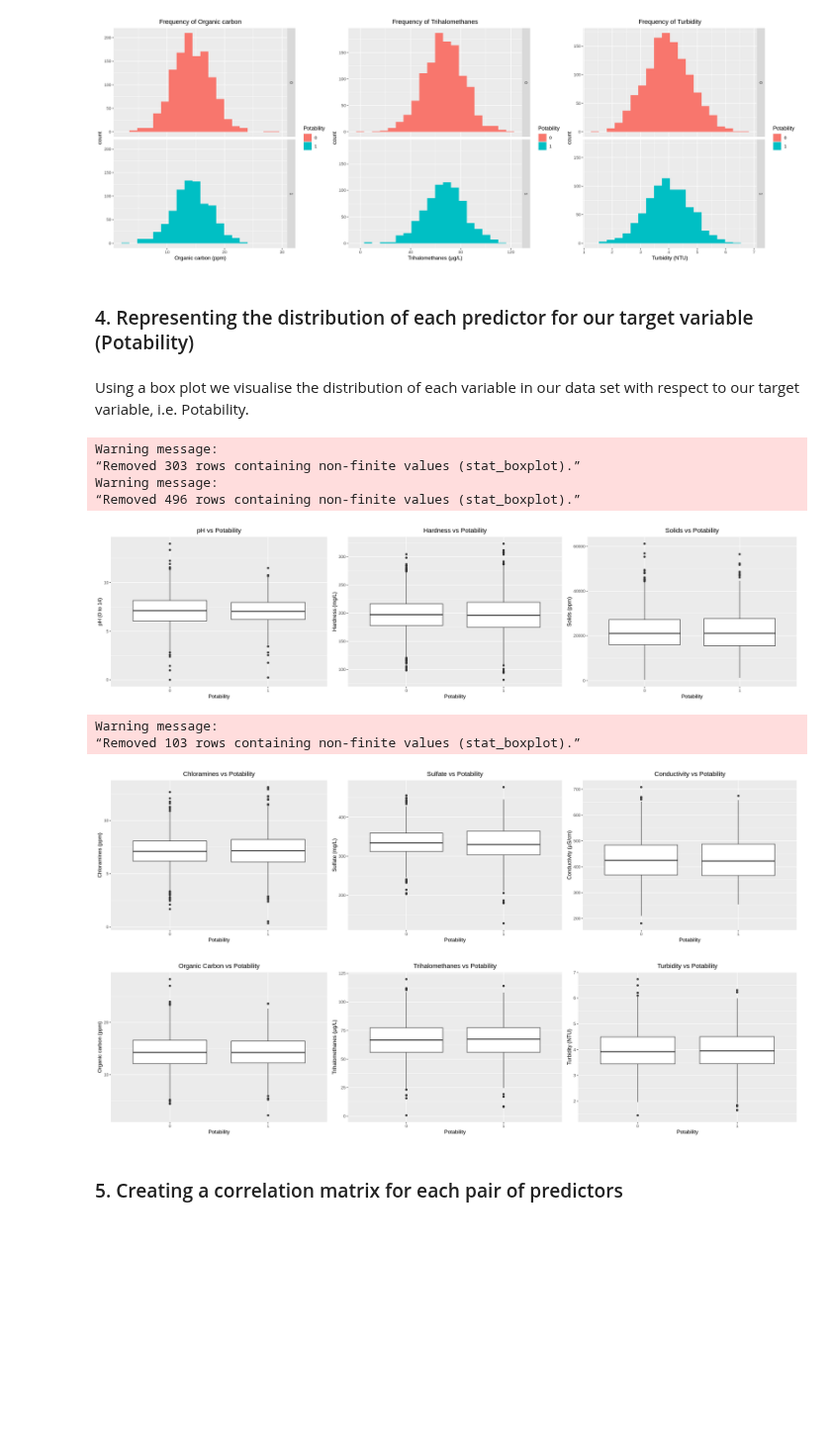
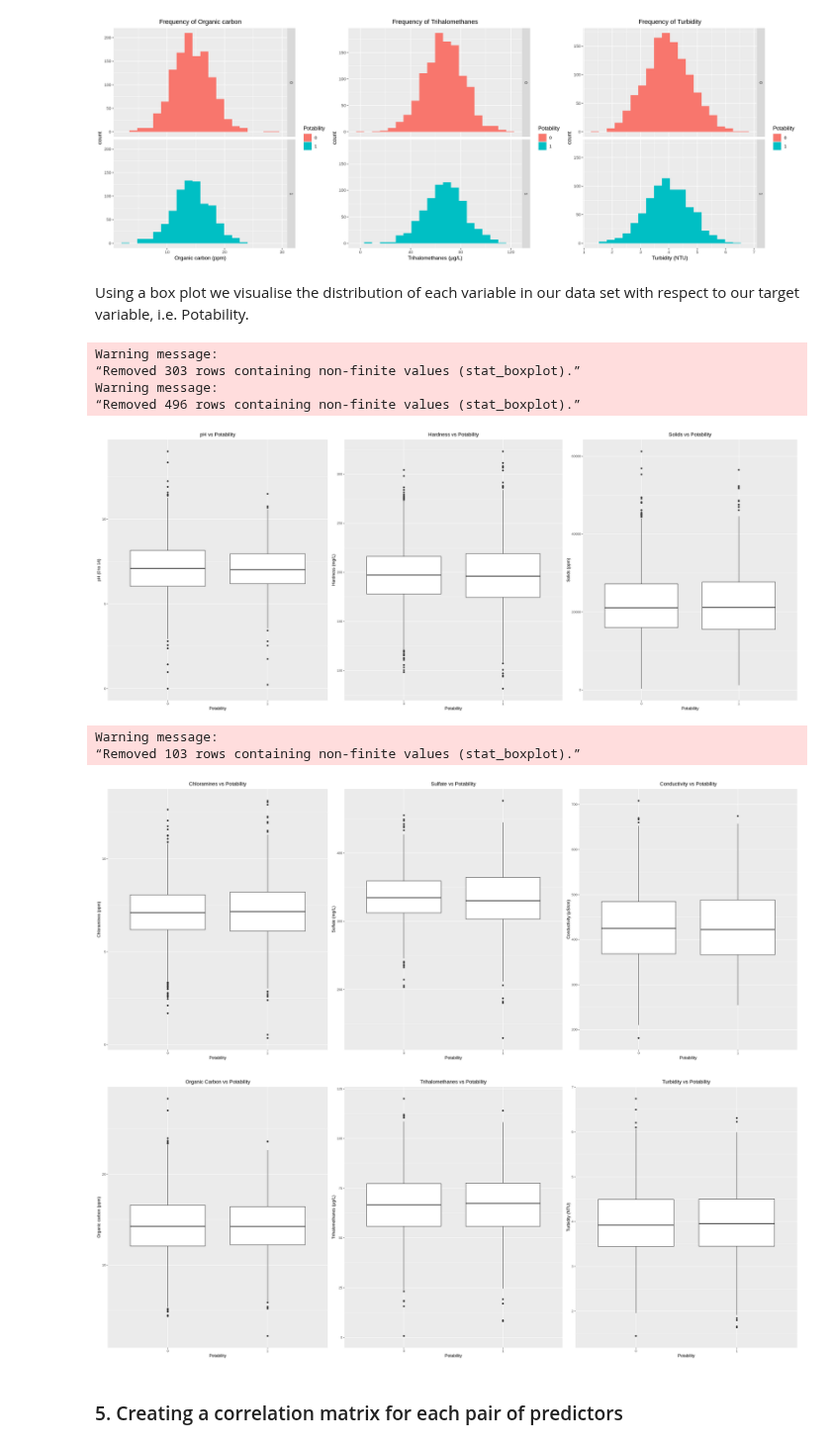
Before and after one commit to ricardoliu99/dsci100-group21, a Jupyter notebook: proposal.ipynb, the cells around one changed output. Shown at 99% size. Drawn from its saved outputs; the diff is of its cells as text; code cells hidden in the pictures; blank space fills up the shorter version.

```diff
--- a/proposal.ipynb
+++ b/proposal.ipynb
@@ -219,39 +211,39 @@ Warning message:
 “Removed 103 rows containing non-finite values (stat_bin).”
 [figure]
 [figure]
-# %% [markdown]
-### 4. Representing the distribution of each predictor for our target variable (Potability)
 # %% [markdown]
 Using a box plot we visualise the distribution of each variable in our data set with respect to our target variable, i.e. Potability.
 # %%
 boxplot_titles <- c("pH vs Potability", "Hardness vs Potability", "Solids vs Potability", "Chloramines vs Potability",
                     "Sulfate vs Potability", "Conductivity vs Potability", "Organic Carbon vs Potability",
                    "Trihalomethanes vs Potability", "Turbidity vs Potability")
-options(repr.plot.width=20, repr.plot.height=5)
+
+options(repr.plot.width = 25, repr.plot.height = 10)
+
 create_boxplot <- function(data_train, cols, units, titles, index) {
     boxplt <- ggplot(data_train, aes_string(x="Potability", y=cols[index])) +
     geom_boxplot()  +
-    labs(y=units[index]) +
+    labs(y = units[index]) +
     ggtitle(titles[index]) +
     theme(plot.title = element_text(hjust = 0.5))
     return(boxplt)
 }
 for (col in seq(1,9,by=3)) {
     boxplot1 <- create_boxplot(water_train, water_cols, cols_units, boxplot_titles, col)
     boxplot2 <- create_boxplot(water_train, water_cols, cols_units, boxplot_titles, col+1)
     boxplot3 <- create_boxplot(water_train, water_cols, cols_units, boxplot_titles, col+2)
     grid.arrange(boxplot1, boxplot2, boxplot3, ncol=3)
 }
 # %% [output]
 Warning message:
 “Removed 303 rows containing non-finite values (stat_boxplot).”
 Warning message:
 “Removed 496 rows containing non-finite values (stat_boxplot).”
-[figure, old version]
+[figure, new version]
 Warning message:
 “Removed 103 rows containing non-finite values (stat_boxplot).”
-[figure, old version]
+[figure, new version]
-[figure, old version]
+[figure, new version]
 # %% [markdown]
 ### 5. Creating a correlation matrix for each pair of predictors
 # %% [markdown]
```
Also changed, not shown: parts of 13 cells of this notebook.
